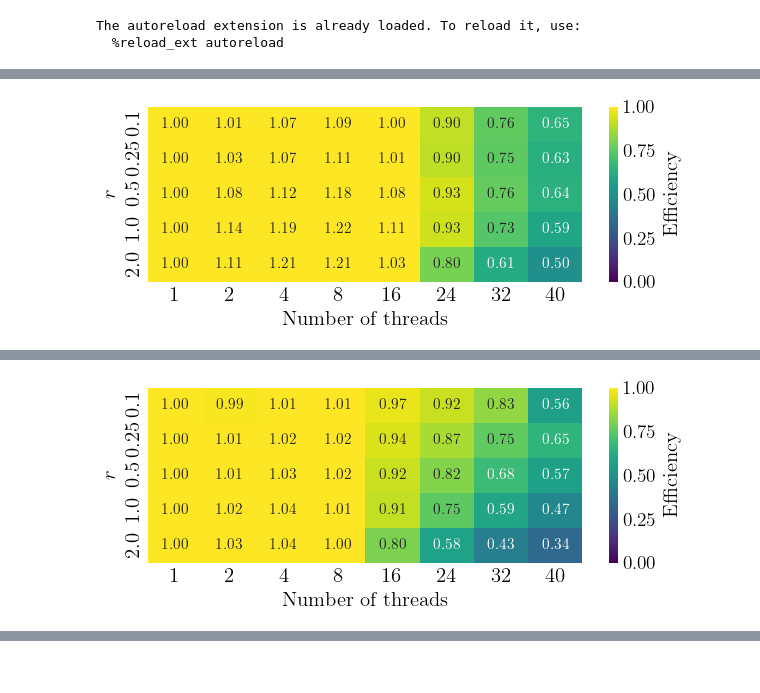
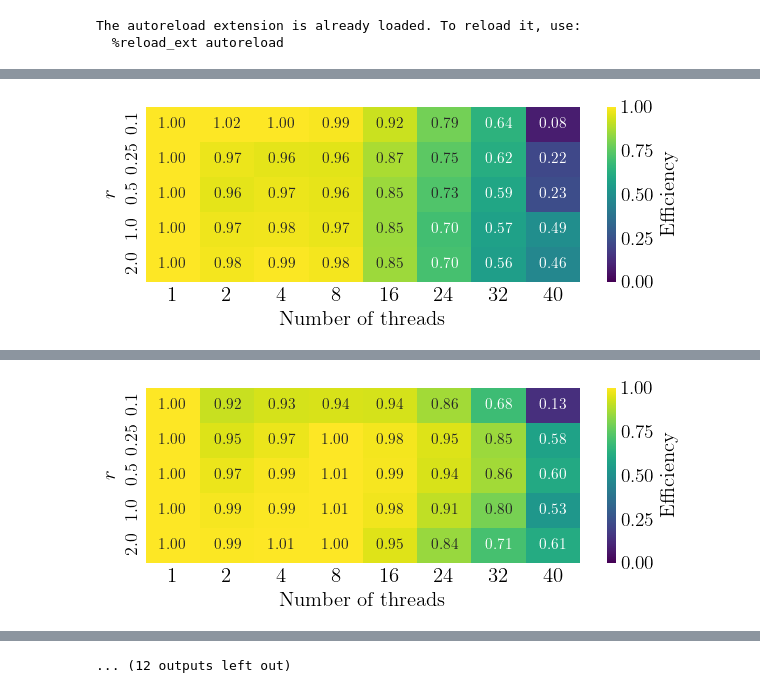
Before and after one commit to derivada/octrees-benchmark, a Jupyter notebook: plots/plots_benchmarks.ipynb, the cells around one changed output, grey strips where cells are left out. Cells and saved outputs as stored; diff of their text form; code cells hidden in the pictures.

```diff
--- a/plots/plots_benchmarks.ipynb
+++ b/plots/plots_benchmarks.ipynb
@@ -111,3 +139,4 @@ neighboursPico
 # %%
-plot_all_heatmaps(DATA_PARALLEL_SUBSET, "Paris_Luxembourg_6", True)
+plot_all_heatmaps(DATA_PARALLEL_SUBSET, "5080_54400", True)
+plot_all_heatmaps(DATA_PARALLEL_FULL, "5080_54400", True)
 # %% [output]
@@ -115,2 +145,2 @@ Loading results file: ../results/parallel_subset/Paris_Luxembourg_6/Paris_Luxemb
 neighboursPtr
-[figure, old version]
+[figure, new version]
@@ -118,2 +149,2 @@ Loading results file: ../results/parallel_subset/Paris_Luxembourg_6/Paris_Luxemb
 neighbours
-[figure, old version]
+[figure, new version]
@@ -131,0 +167 @@ neighboursPico
+... (12 outputs left out)
```
Also changed, not shown: parts of 24 cells of this notebook, 59 other files.
